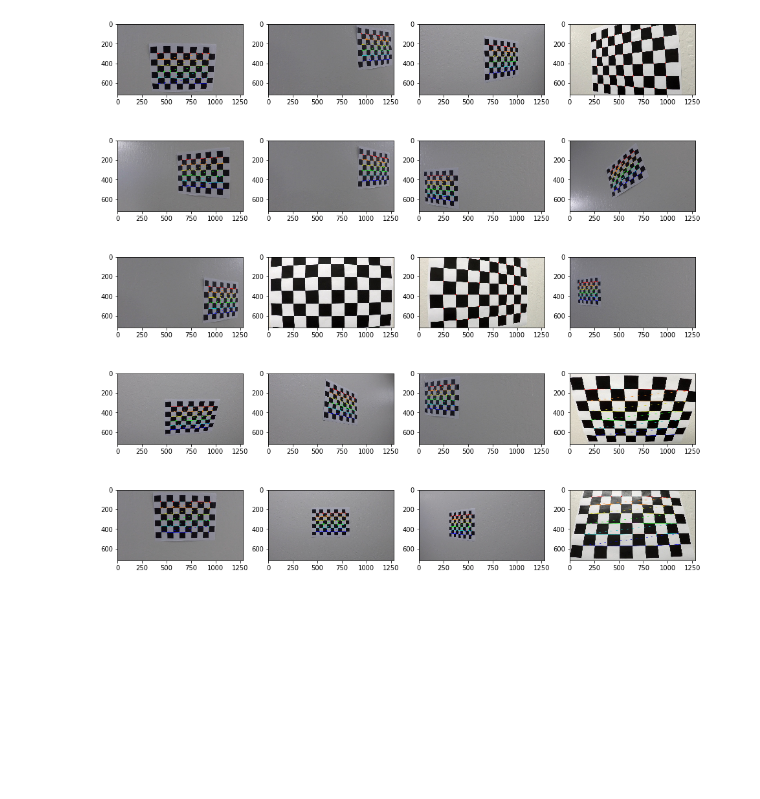
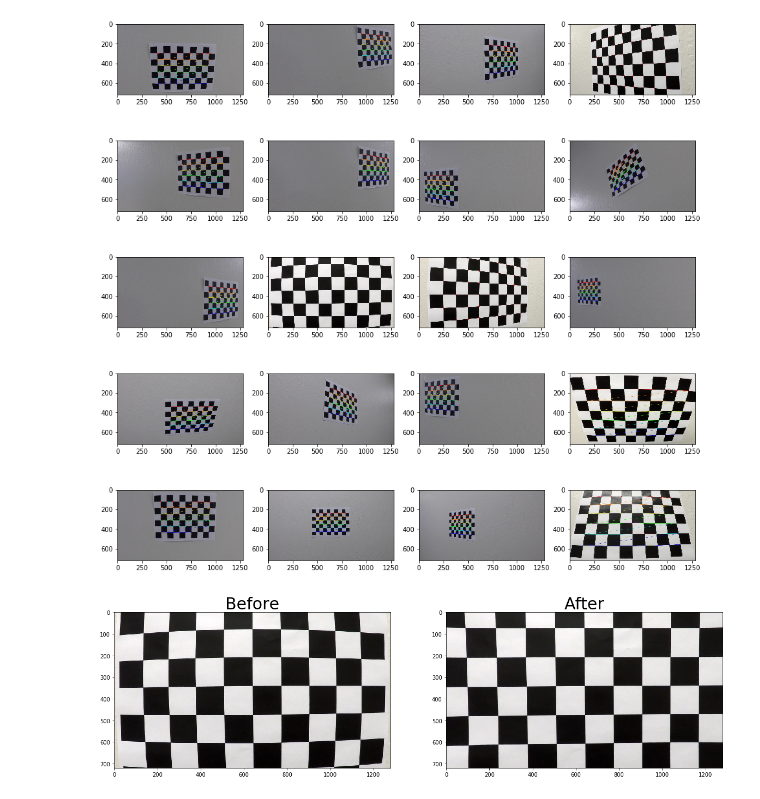
Before and after one commit to Natatisha/CarND-Advanced-Lane-Lines, a Jupyter notebook: Pipeline.ipynb, the cells around one changed output. Cells and saved outputs as stored; diff of their text form; code cells hidden in the pictures; blank space fills up the shorter version.

```diff
--- a/Pipeline.ipynb
+++ b/Pipeline.ipynb
@@ -39,8 +36,16 @@ vs.show_img_grid("cb_corners", 4, (16, 16))
 # %%
 #perform camera calibration
 
 #for chessboard images
-cb_img_test = cv2.imread('camera_cal/calibration1.jpg')
+cb_img_test = mpimg.imread('camera_cal/calibration1.jpg')
 cb_img_size = (cb_img_test.shape[1], cb_img_test.shape[0])
 
 ret, mtx, dist, rvecs, tvecs = cam.calibrate_camera(obj_points, img_points, cb_img_size)
+
+#undistort chessboard image
+undist_cb = cam.undistort(cb_img_test, mtx, dist)
+
+#display results
+vs.compare_two_img(cb_img_test, undist_cb)
+# %% [output]
+[figure, added]
```
Also changed, not shown: parts of 6 cells of this notebook, 3 other files.
